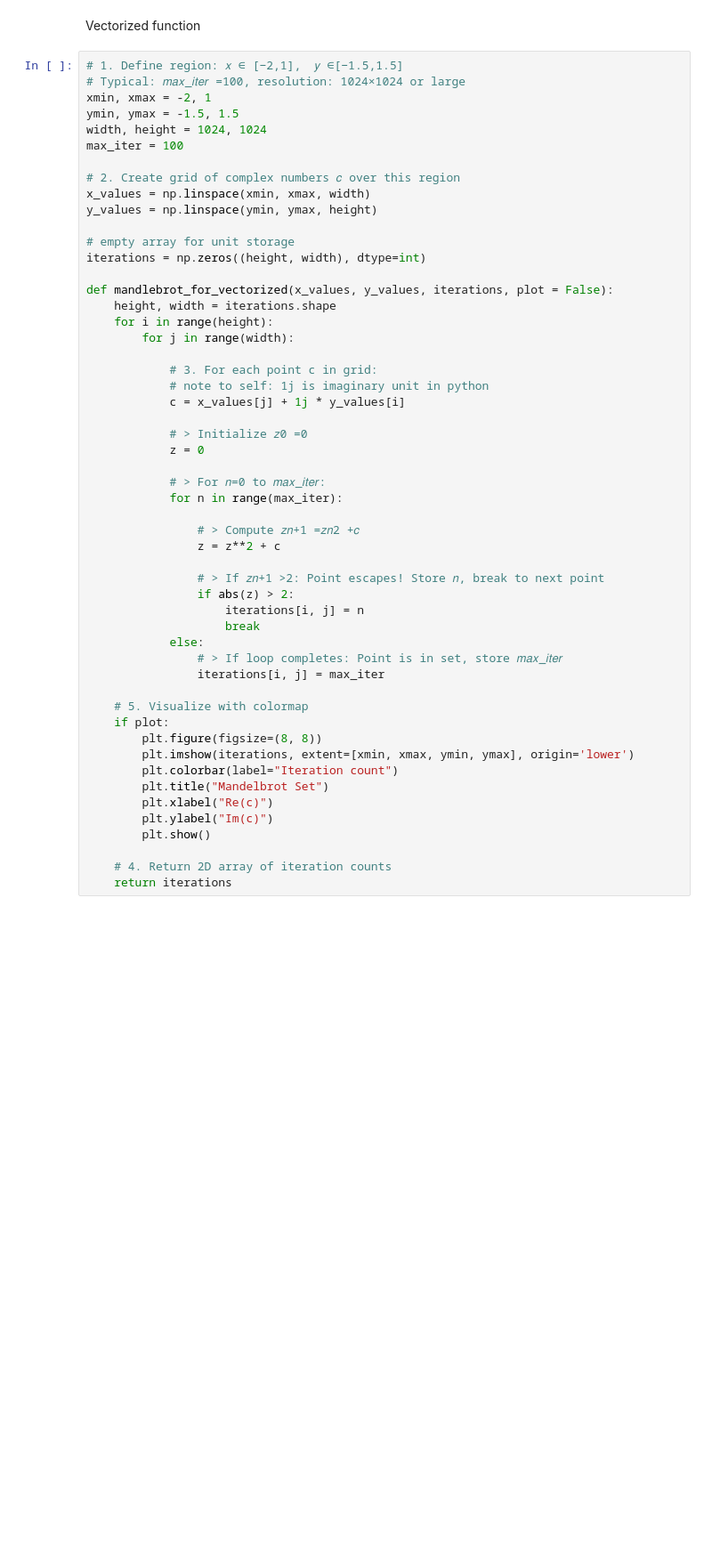
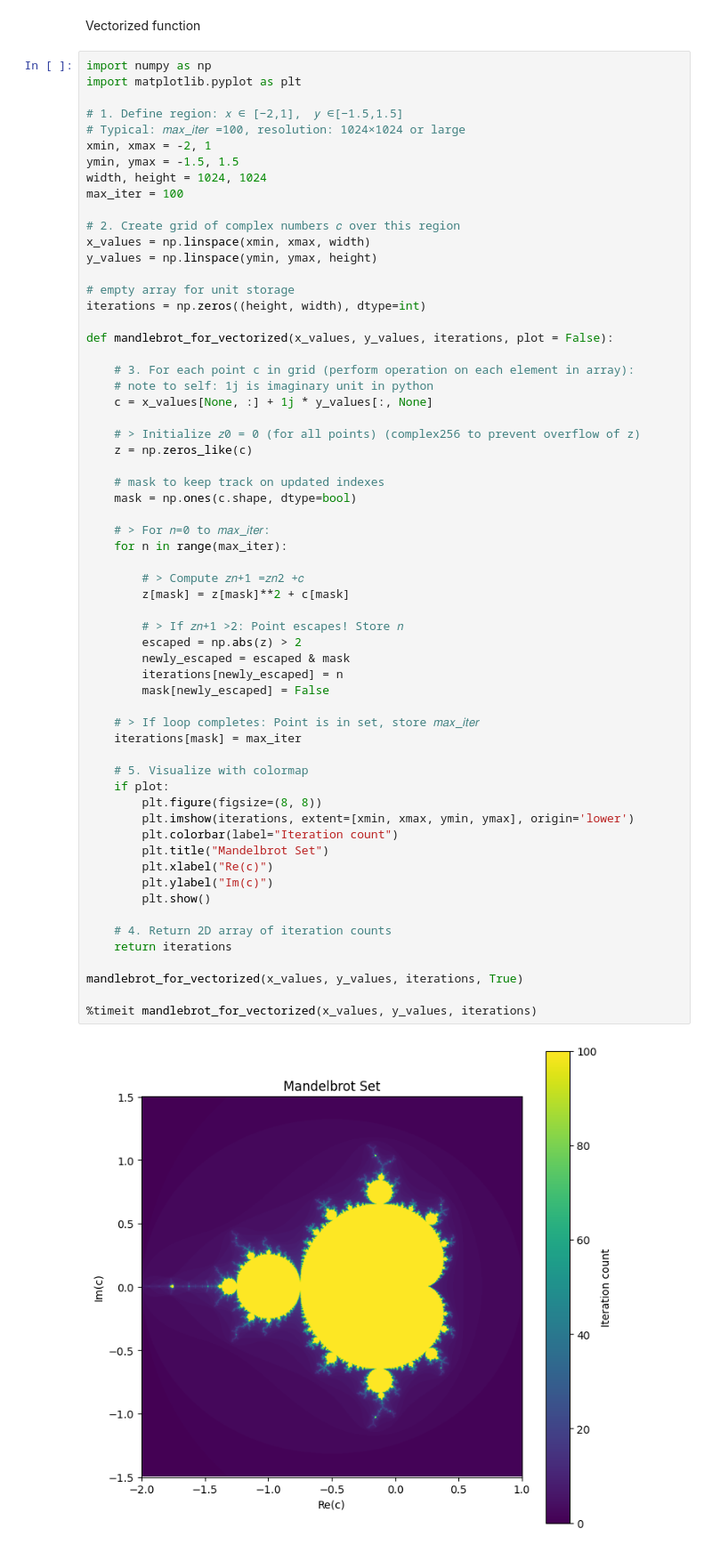
Before and after one commit to Casper2910/CE2NSC, a Jupyter notebook: miniproject/miniproject.ipynb, the cells around one changed output. Shown at 89% size. Drawn from its saved outputs; the diff is of its cells as text; blank space fills up the shorter version.

Commit message:
vectorized version using mask

```diff
--- a/miniproject/miniproject.ipynb
+++ b/miniproject/miniproject.ipynb
@@ -67,55 +67,65 @@ mandlebrot_for_loop(x_values, y_values, iterations, True)
 # %% [markdown]
 Vectorized function
 # %%
+import numpy as np
+import matplotlib.pyplot as plt
+
 # 1. Define region: 𝑥 ∈ [−2,1],  𝑦 ∈[−1.5,1.5]
 # Typical: 𝑚𝑎𝑥_𝑖𝑡𝑒𝑟 =100, resolution: 1024×1024 or large
 xmin, xmax = -2, 1
 ymin, ymax = -1.5, 1.5
 width, height = 1024, 1024
 max_iter = 100
 
 # 2. Create grid of complex numbers 𝑐 over this region
 x_values = np.linspace(xmin, xmax, width)
 y_values = np.linspace(ymin, ymax, height)
 
 # empty array for unit storage
 iterations = np.zeros((height, width), dtype=int)
 
 def mandlebrot_for_vectorized(x_values, y_values, iterations, plot = False):
-    height, width = iterations.shape
-    for i in range(height):
-        for j in range(width):
 
-            # 3. For each point c in grid:
-            # note to self: 1j is imaginary unit in python
-            c = x_values[j] + 1j * y_values[i]
+    # 3. For each point c in grid (perform operation on each element in array):
+    # note to self: 1j is imaginary unit in python
+    c = x_values[None, :] + 1j * y_values[:, None]
 
-            # > Initialize 𝑧0 =0
-            z = 0
+    # > Initialize 𝑧0 = 0 (for all points) (complex256 to prevent overflow of z)
+    z = np.zeros_like(c)
 
-            # > For 𝑛=0 to 𝑚𝑎𝑥_𝑖𝑡𝑒𝑟:
-            for n in range(max_iter):
+    # mask to keep track on updated indexes
+    mask = np.ones(c.shape, dtype=bool)
 
-                # > Compute 𝑧𝑛+1 =𝑧𝑛2 +𝑐
-                z = z**2 + c
+    # > For 𝑛=0 to 𝑚𝑎𝑥_𝑖𝑡𝑒𝑟:
+    for n in range(max_iter):
 
-                # > If 𝑧𝑛+1 >2: Point escapes! Store 𝑛, break to next point
-                if abs(z) > 2:
-                    iterations[i, j] = n
-                    break
-            else:
-                # > If loop completes: Point is in set, store 𝑚𝑎𝑥_𝑖𝑡𝑒𝑟
-                iterations[i, j] = max_iter
+        # > Compute 𝑧𝑛+1 =𝑧𝑛2 +𝑐
+        z[mask] = z[mask]**2 + c[mask]
+
+        # > If 𝑧𝑛+1 >2: Point escapes! Store 𝑛
+        escaped = np.abs(z) > 2
+        newly_escaped = escaped & mask
+        iterations[newly_escaped] = n
+        mask[newly_escaped] = False
+
+    # > If loop completes: Point is in set, store 𝑚𝑎𝑥_𝑖𝑡𝑒𝑟
+    iterations[mask] = max_iter
 
     # 5. Visualize with colormap
     if plot:
         plt.figure(figsize=(8, 8))
         plt.imshow(iterations, extent=[xmin, xmax, ymin, ymax], origin='lower')
         plt.colorbar(label="Iteration count")
         plt.title("Mandelbrot Set")
         plt.xlabel("Re(c)")
         plt.ylabel("Im(c)")
         plt.show()
 
     # 4. Return 2D array of iteration counts
     return iterations
+
+mandlebrot_for_vectorized(x_values, y_values, iterations, True)
+
+%timeit mandlebrot_for_vectorized(x_values, y_values, iterations)
+# %% [output]
+[figure, added]
```
Also changed, not shown: parts of 1 cell of this notebook.
